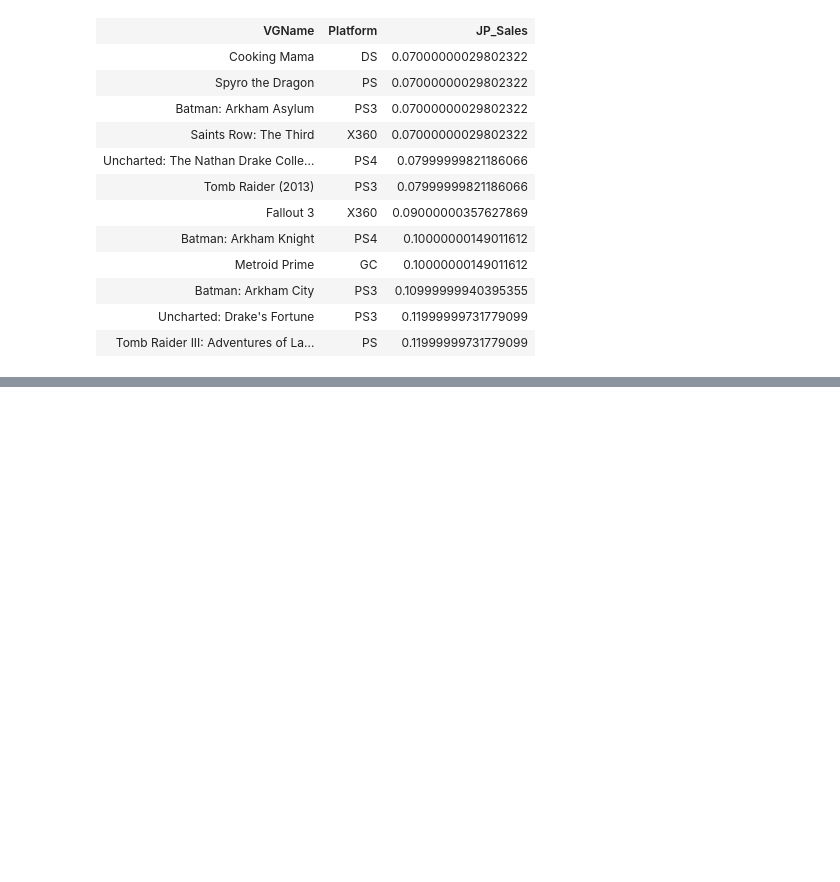
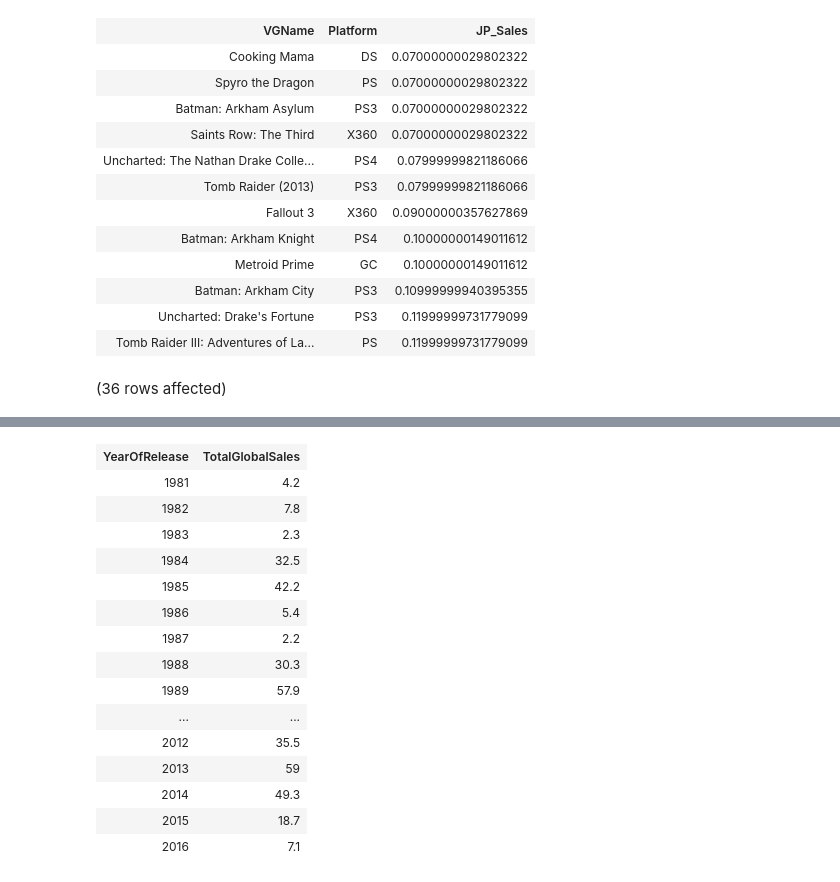
Before and after one commit to GokuUzumaki03/Azure-Project, a Jupyter notebook: Notebook-ads.ipynb, the cells around one changed output, grey strips where cells are left out. Drawn from its saved outputs; the diff is of its cells as text; code cells hidden in the pictures; blank space fills up the shorter version.

```diff
--- a/Notebook-ads.ipynb
+++ b/Notebook-ads.ipynb
@@ -127,3 +127,12 @@ Total execution time: 00:00:00.047
 | Batman: Arkham City | PS3 | 0.10999999940395355 |
 | Uncharted: Drake's Fortune | PS3 | 0.11999999731779099 |
 | Tomb Raider III: Adventures of La... | PS | 0.11999999731779099 |
+# %%
+SELECT YearOfRelease,
+    ROUND(SUM(Global_Sales), 1) AS TotalGlobalSales
+FROM GameSales.dbo.VideoGamesSales
+WHERE Global_Sales IS NOT NULL AND YearOfRelease IS NOT NULL
+GROUP BY YearOfRelease
+ORDER BY YearOfRelease;
+# %% [output]
+(36 rows affected)
@@ -129,0 +140,16 @@ Total execution time: 00:00:00.047
+| YearOfRelease | TotalGlobalSales |
+| 1981 | 4.2 |
+| 1982 | 7.8 |
+| 1983 | 2.3 |
+| 1984 | 32.5 |
+| 1985 | 42.2 |
+| 1986 | 5.4 |
+| 1987 | 2.2 |
+| 1988 | 30.3 |
+| 1989 | 57.9 |
+| ... | ... |
+| 2012 | 35.5 |
+| 2013 | 59 |
+| 2014 | 49.3 |
+| 2015 | 18.7 |
+| 2016 | 7.1 |
```
Also changed, not shown: parts of 1 cell of this notebook.
